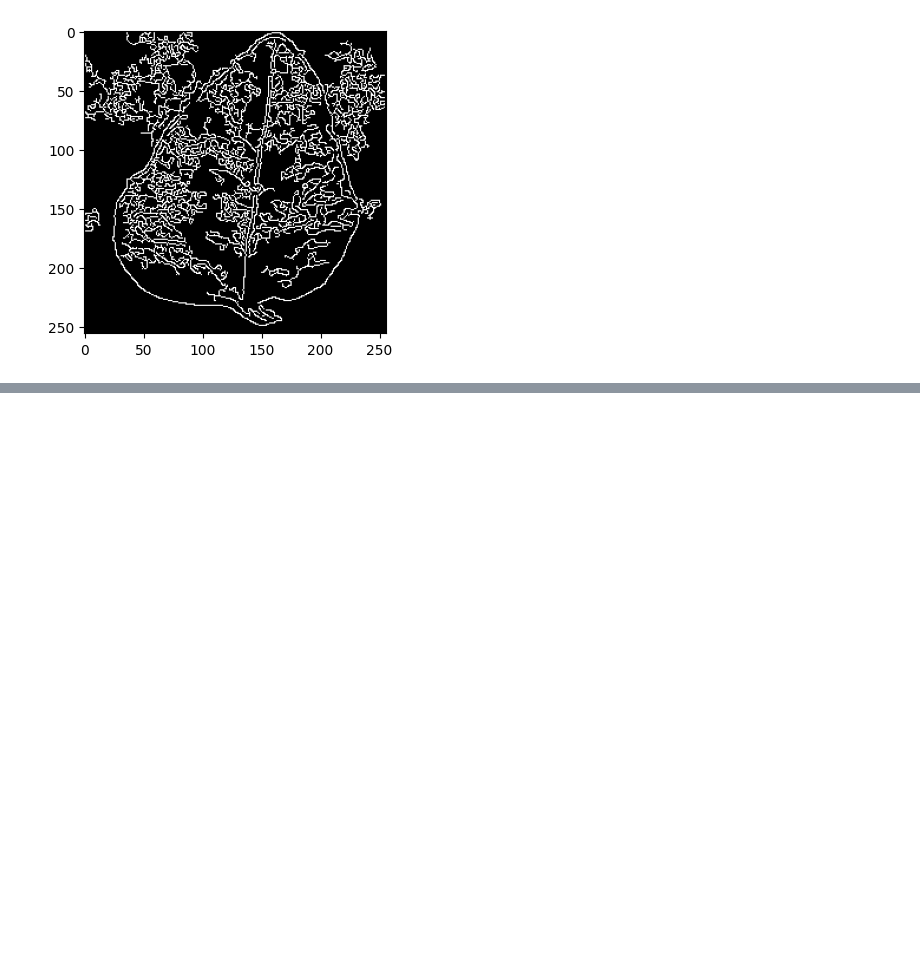
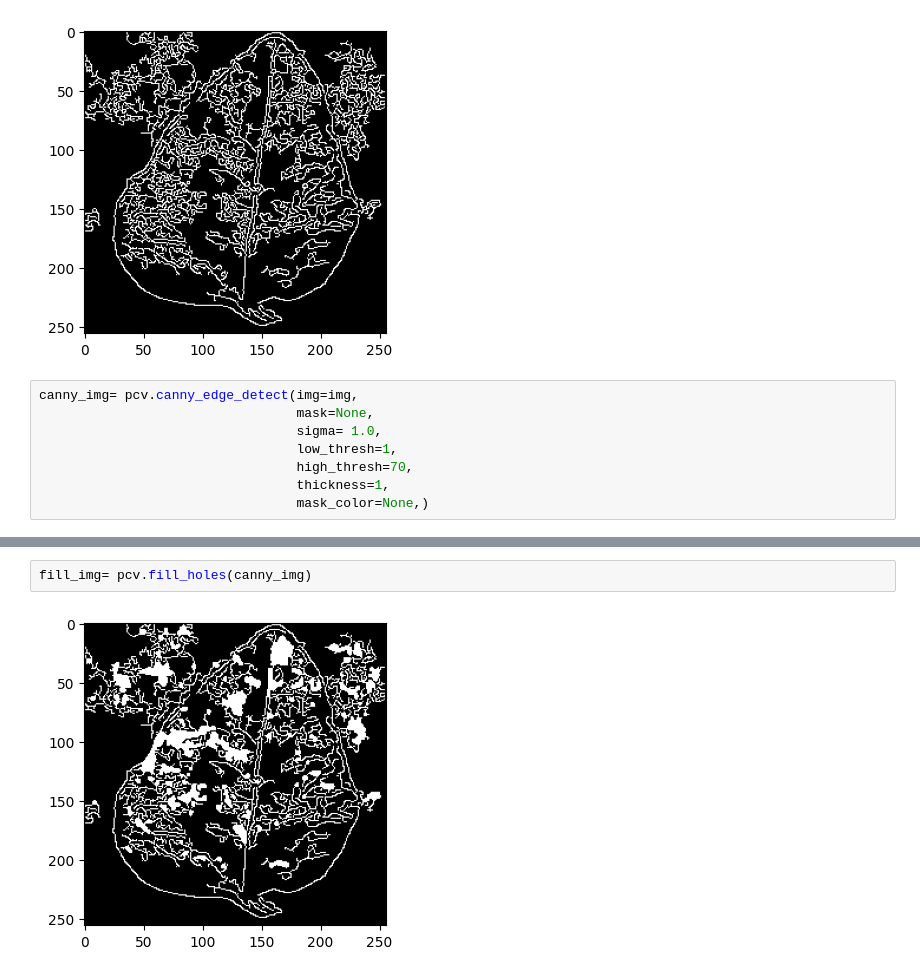
Before and after one commit to AnaGT/Anamilena, a Jupyter notebook: plantcv.ipynb, the cells around one changed output, grey strips where cells are left out. Drawn from its saved outputs; the diff is of its cells as text; blank space fills up the shorter version.

```diff
--- a/plantcv.ipynb
+++ b/plantcv.ipynb
@@ -95,3 +95,11 @@ canny_img= pcv.canny_edge_detect(img=img,
                                  mask_color=None,)
 # %% [output]
 [figure]
+# %%
+canny_img= pcv.canny_edge_detect(img=img,
+                                 mask=None,
+                                 sigma= 1.0,
+                                 low_thresh=1,
+                                 high_thresh=70,
+                                 thickness=1,
+                                 mask_color=None,)
@@ -97,0 +108,4 @@ canny_img= pcv.canny_edge_detect(img=img,
+# %%
+fill_img= pcv.fill_holes(canny_img)
+# %% [output]
+[figure, added]
```
Also changed, not shown: parts of 4 cells of this notebook.
